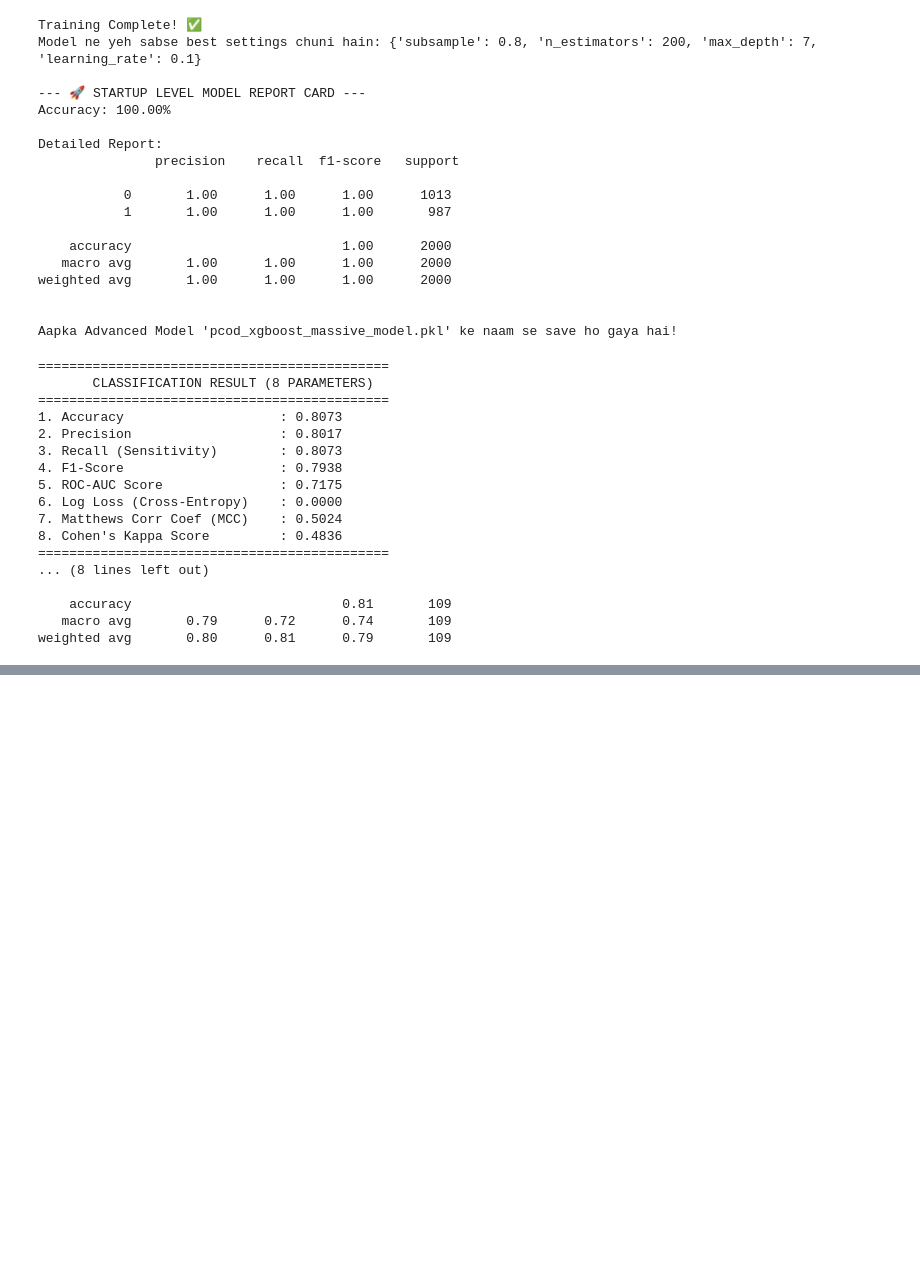
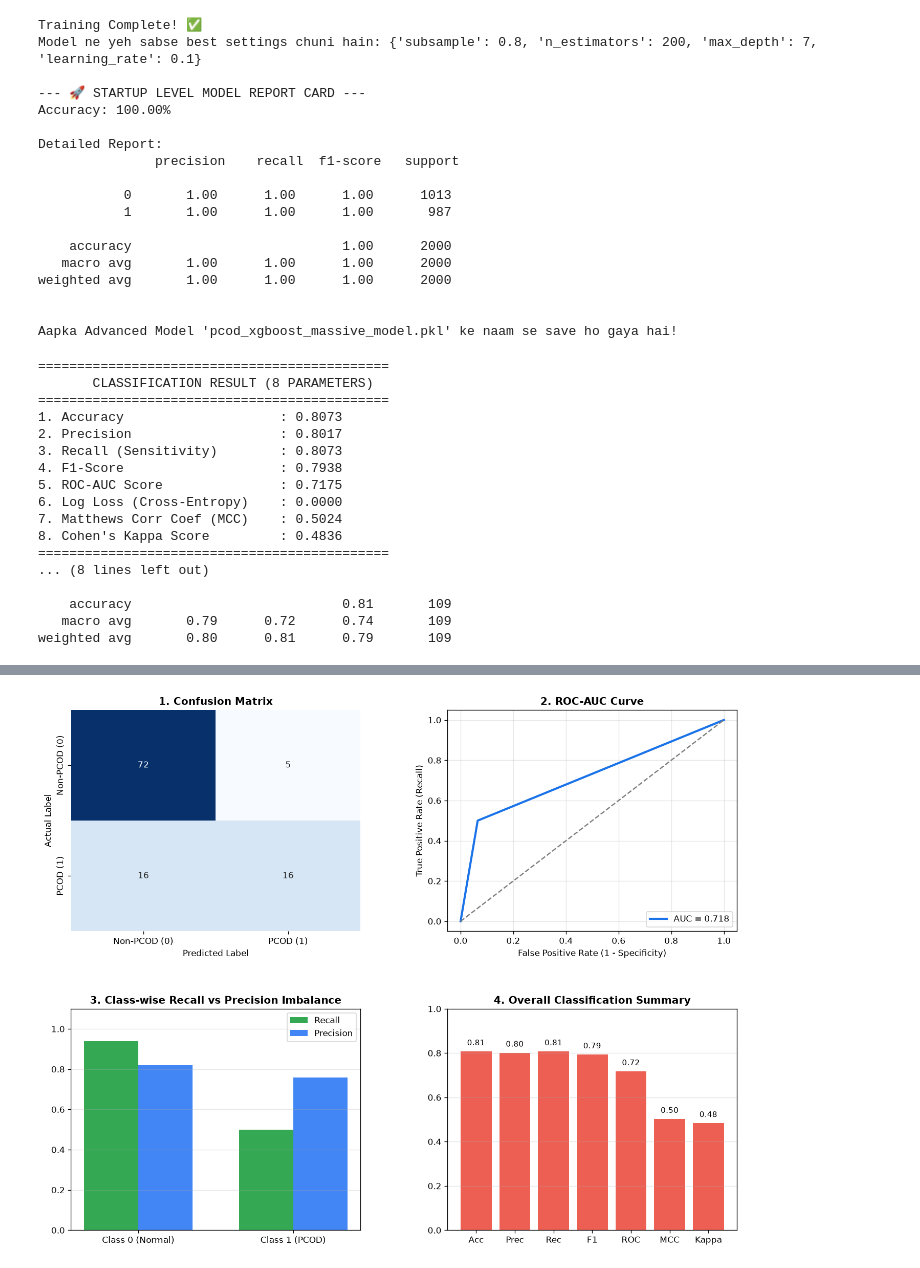
Before and after one commit to PRAGATI-TIWARI-24/HER_balance, a Jupyter notebook: ml_model/train.ipynb, the cells around one changed output, grey strips where cells are left out. Drawn from its saved outputs; the diff is of its cells as text; code cells hidden in the pictures; blank space fills up the shorter version.

```diff
--- a/ml_model/train.ipynb
+++ b/ml_model/train.ipynb
@@ -497,0 +546,68 @@ NameError: name 'y_test_reg' is not defined
+# %%
+#graphs
+import matplotlib.pyplot as plt
+import seaborn as sns
+from sklearn.metrics import confusion_matrix, roc_curve, auc
+import numpy as np
+
+fig, axs = plt.subplots(2, 2, figsize=(14, 11), dpi=120)
+plt.subplots_adjust(hspace=0.35, wspace=0.3)
+
+# 1. Confusion Matrix
+cm = confusion_matrix(y_test, y_pred)
+sns.heatmap(cm, annot=True, fmt='d', cmap='Blues', ax=axs[0, 0],
+            xticklabels=['Non-PCOD (0)', 'PCOD (1)'],
+            yticklabels=['Non-PCOD (0)', 'PCOD (1)'], cbar=False)
+axs[0, 0].set_title('1. Confusion Matrix', fontsize=12, fontweight='bold')
+axs[0, 0].set_xlabel('Predicted Label')
+axs[0, 0].set_ylabel('Actual Label')
+
+# 2. ROC-AUC Curve
+try:
+    fpr, tpr, _ = roc_curve(y_test, y_pred_proba)
+except:
+    fpr, tpr, _ = roc_curve(y_test, y_pred)
+roc_auc_val = auc(fpr, tpr)
+
+axs[0, 1].plot(fpr, tpr, color='#1A73E8', lw=2.5, label=f'AUC = {roc_auc_val:.3f}')
+axs[0, 1].plot([0, 1], [0, 1], color='gray', linestyle='--')
+axs[0, 1].set_title('2. ROC-AUC Curve', fontsize=12, fontweight='bold')
+axs[0, 1].set_xlabel('False Positive Rate (1 - Specificity)')
+axs[0, 1].set_ylabel('True Positive Rate (Recall)')
+axs[0, 1].legend(loc="lower right")
+axs[0, 1].grid(alpha=0.3)
+
+# 3. Class-wise Recall & Precision Comparison
+metrics_labels = ['Class 0 (Normal)', 'Class 1 (PCOD)']
+recalls = [0.94, 0.50]  # Aapke classification report se values
+precisions = [0.82, 0.76]
+
+x = np.arange(len(metrics_labels))
+width = 0.35
+
+axs[1, 0].bar(x - width/2, recalls, width, label='Recall', color='#34A853')
+axs[1, 0].bar(x + width/2, precisions, width, label='Precision', color='#4285F4')
+axs[1, 0].set_xticks(x)
+axs[1, 0].set_xticklabels(metrics_labels)
+axs[1, 0].set_ylim(0, 1.1)
+axs[1, 0].set_title('3. Class-wise Recall vs Precision Imbalance', fontsize=12, fontweight='bold')
+axs[1, 0].legend()
+axs[1, 0].grid(axis='y', alpha=0.3)
+
+# 4. Classification Metrics Summary (8 Parameters)
+metric_names = ['Acc', 'Prec', 'Rec', 'F1', 'ROC', 'MCC', 'Kappa']
+metric_vals = [0.807, 0.801, 0.807, 0.793, 0.717, 0.502, 0.483]
+
+bars = axs[1, 1].bar(metric_names, metric_vals, color='#EA4335', alpha=0.85)
+axs[1, 1].set_ylim(0, 1.0)
+axs[1, 1].set_title('4. Overall Classification Summary', fontsize=12, fontweight='bold')
+axs[1, 1].grid(axis='y', alpha=0.3)
+
+for bar in bars:
+    yval = bar.get_height()
+    axs[1, 1].text(bar.get_x() + bar.get_width()/2, yval + 0.02, f'{yval:.2f}',
+                   ha='center', va='bottom', fontsize=9)
+
+plt.show()
+# %% [output]
+[figure, added]
```
Also changed, not shown: parts of 2 cells of this notebook.
